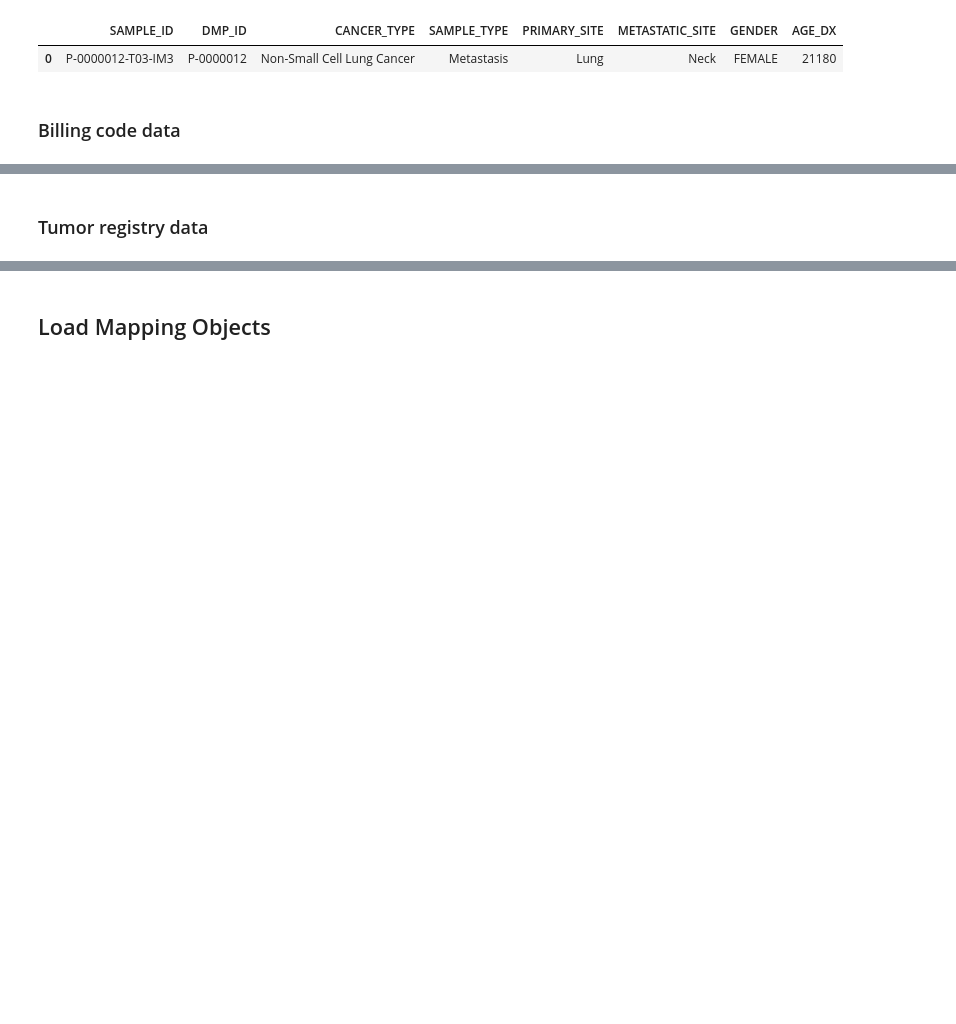
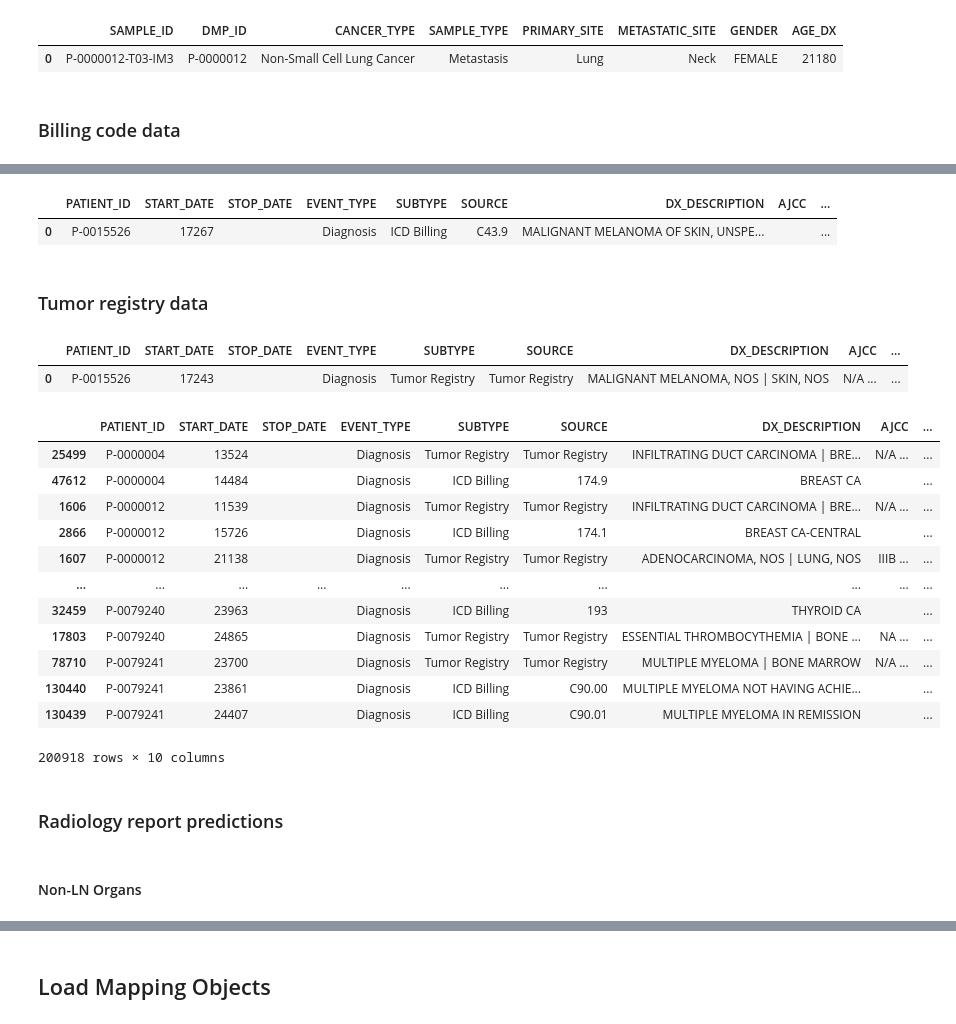
Before and after one commit to clinical-data-mining/organ-site-mapping, a Jupyter notebook: demo_notebooks/met_site_data_creation_impact_scaled.ipynb, the cells around one changed output, grey strips where cells are left out. Cells and saved outputs as stored; diff of their text form; code cells hidden in the pictures; blank space fills up the shorter version.

```diff
--- a/demo_notebooks/met_site_data_creation_impact_scaled.ipynb
+++ b/demo_notebooks/met_site_data_creation_impact_scaled.ipynb
@@ -233,3 +299,4 @@ df_dx_timeline = obj_minio.load_obj(bucket_name=BUCKET,
 df_dx_timeline = mrn_zero_pad(df=df_dx_timeline, col_mrn='MRN')
 
 df_dx_timeline['Diagnosis Date'] = pd.to_datetime(df_dx_timeline['Diagnosis Date'])
+df_dx_timeline = df_dx_timeline[df_dx_timeline['IS_NON_CANCER'] == False]
@@ -258,0 +348,13 @@ df_dx_billing.head(1);
+# %%
+logic1 = df_dx_timeline['Diagnosis Type'] == 'CA'
+logic2 = df_dx_timeline['Source'] == 'Billing'
+cols_keeps = ['MRN', 'Diagnosis Date']
+
+logics = logic1 & logic2
+df_dx_timeline_prim = df_dx_timeline.loc[logics].copy()
+dx_desc = df_dx_timeline_prim['Diagnosis']
+source = df_dx_timeline_prim['ICD-9/10 Dx Code']
+df_dx_timeline_prim = df_dx_timeline_prim[cols_keeps]
+
+df_dx_timeline_prim = df_dx_timeline_prim.assign(DX_DESCRIPTION=dx_desc)
+df_dx_timeline_prim = df_dx_timeline_prim.assign(SOURCE=source)
@@ -301,14 +450,25 @@ df_dx_billing_f.head(1)
+# %%
+df_dx_billing_prim_f.head(1)
+# %% [output]
+|  | PATIENT_ID | START_DATE | STOP_DATE | EVENT_TYPE | SUBTYPE | SOURCE | DX_DESCRIPTION | AJCC | ... |
+| 0 | P-0015526 | 17267 |  | Diagnosis | ICD Billing | C43.9 | MALIGNANT MELANOMA OF SKIN, UNSPE... |  | ... |
 # %% [markdown]
 ### Tumor registry data
 # %%
-df_dx_treg_mets_f = df_dx_treg_mets.merge(right=df_demo, how='left', on='MRN')
-# df_id_map = df_sample_summary[['DMP_ID', 'MRN']].drop_duplicates()
-df_dx_treg_mets_f = df_id_map.merge(right=df_dx_treg_mets_f, how='right', on='MRN')
+df_dx_treg_f = df_dx_treg.merge(right=df_demo, how='left', on='MRN')
+df_id_map = df_sample_summary[['DMP_ID', 'MRN']].drop_duplicates()
+df_dx_treg_f = df_id_map.merge(right=df_dx_treg_f, how='right', on='MRN')
 
-age_dx = (df_dx_treg_mets_f['Diagnosis Date'] - df_dx_treg_mets_f['PT_BIRTH_DTE']).dt.days
-df_dx_treg_mets_f = df_dx_treg_mets_f.drop(columns=['MRN', 'GENDER', 'Diagnosis Date', 'PT_BIRTH_DTE'])
-df_dx_treg_mets_f = df_dx_treg_mets_f[df_dx_treg_mets_f['DMP_ID'].notnull()]
+age_dx = (df_dx_treg_f['Diagnosis Date'] - df_dx_treg_f['PT_BIRTH_DTE']).dt.days
+df_dx_treg_f = df_dx_treg_f.drop(columns=['MRN', 'GENDER', 'Diagnosis Date', 'PT_BIRTH_DTE'])
+df_dx_treg_f = df_dx_treg_f[df_dx_treg_f['DMP_ID'].notnull()]
 
-df_dx_treg_mets_f = df_dx_treg_mets_f.assign(AGE_DX=age_dx)
-df_dx_treg_mets_f = df_dx_treg_mets_f.assign(ORGAN_SITE='')
-df_dx_treg_mets_f = df_dx_treg_mets_f.assign(SOURCE='Tumor Registry')
+df_dx_treg_f = df_dx_treg_f.rename(columns={'DMP_ID': 'PATIENT_ID'})
+
+df_dx_treg_f = df_dx_treg_f.assign(START_DATE=age_dx)
+df_dx_treg_f = df_dx_treg_f.assign(STOP_DATE='')
+df_dx_treg_f = df_dx_treg_f.assign(EVENT_TYPE='Diagnosis')
+df_dx_treg_f = df_dx_treg_f.assign(SUBTYPE='Tumor Registry')
+df_dx_treg_f = df_dx_treg_f.assign(SOURCE='Tumor Registry')
+
+df_dx_treg_f = df_dx_treg_f[col_order_prim]
@@ -316,0 +475,23 @@ df_dx_treg_mets_f
+# %%
+df_dx_treg_f.head(1)
+# %% [output]
+|  | PATIENT_ID | START_DATE | STOP_DATE | EVENT_TYPE | SUBTYPE | SOURCE | DX_DESCRIPTION | AJCC | ... |
+| 0 | P-0015526 | 17243 |  | Diagnosis | Tumor Registry | Tumor Registry | MALIGNANT MELANOMA, NOS | SKIN, NOS | N/A ... | ... |
+# %%
+pd.concat([df_dx_treg_f, df_dx_billing_prim_f], axis=0, sort=False).sort_values(by=['PATIENT_ID', 'START_DATE'])
+# %% [output]
+|  | PATIENT_ID | START_DATE | STOP_DATE | EVENT_TYPE | SUBTYPE | SOURCE | DX_DESCRIPTION | AJCC | ... |
+| 25499 | P-0000004 | 13524 |  | Diagnosis | Tumor Registry | Tumor Registry | INFILTRATING DUCT CARCINOMA | BRE... | N/A ... | ... |
+| 47612 | P-0000004 | 14484 |  | Diagnosis | ICD Billing | 174.9 | BREAST CA |  | ... |
+| 1606 | P-0000012 | 11539 |  | Diagnosis | Tumor Registry | Tumor Registry | INFILTRATING DUCT CARCINOMA | BRE... | N/A ... | ... |
+| 2866 | P-0000012 | 15726 |  | Diagnosis | ICD Billing | 174.1 | BREAST CA-CENTRAL |  | ... |
+| 1607 | P-0000012 | 21138 |  | Diagnosis | Tumor Registry | Tumor Registry | ADENOCARCINOMA, NOS | LUNG, NOS | IIIB ... | ... |
+| ... | ... | ... | ... | ... | ... | ... | ... | ... | ... |
+| 32459 | P-0079240 | 23963 |  | Diagnosis | ICD Billing | 193 | THYROID CA |  | ... |
+| 17803 | P-0079240 | 24865 |  | Diagnosis | Tumor Registry | Tumor Registry | ESSENTIAL THROMBOCYTHEMIA | BONE ... | NA ... | ... |
+| 78710 | P-0079241 | 23700 |  | Diagnosis | Tumor Registry | Tumor Registry | MULTIPLE MYELOMA | BONE MARROW | N/A ... | ... |
+| 130440 | P-0079241 | 23861 |  | Diagnosis | ICD Billing | C90.00 | MULTIPLE MYELOMA NOT HAVING ACHIE... |  | ... |
+| 130439 | P-0079241 | 24407 |  | Diagnosis | ICD Billing | C90.01 | MULTIPLE MYELOMA IN REMISSION |  | ... |
+200918 rows × 10 columns
+# %% [markdown]
+### Radiology report predictions
@@ -316,0 +550,2 @@ df_dx_treg_mets_f
+# %% [markdown]
+#### Non-LN Organs
```
Also changed, not shown: parts of 49 cells of this notebook, 1 other file.
